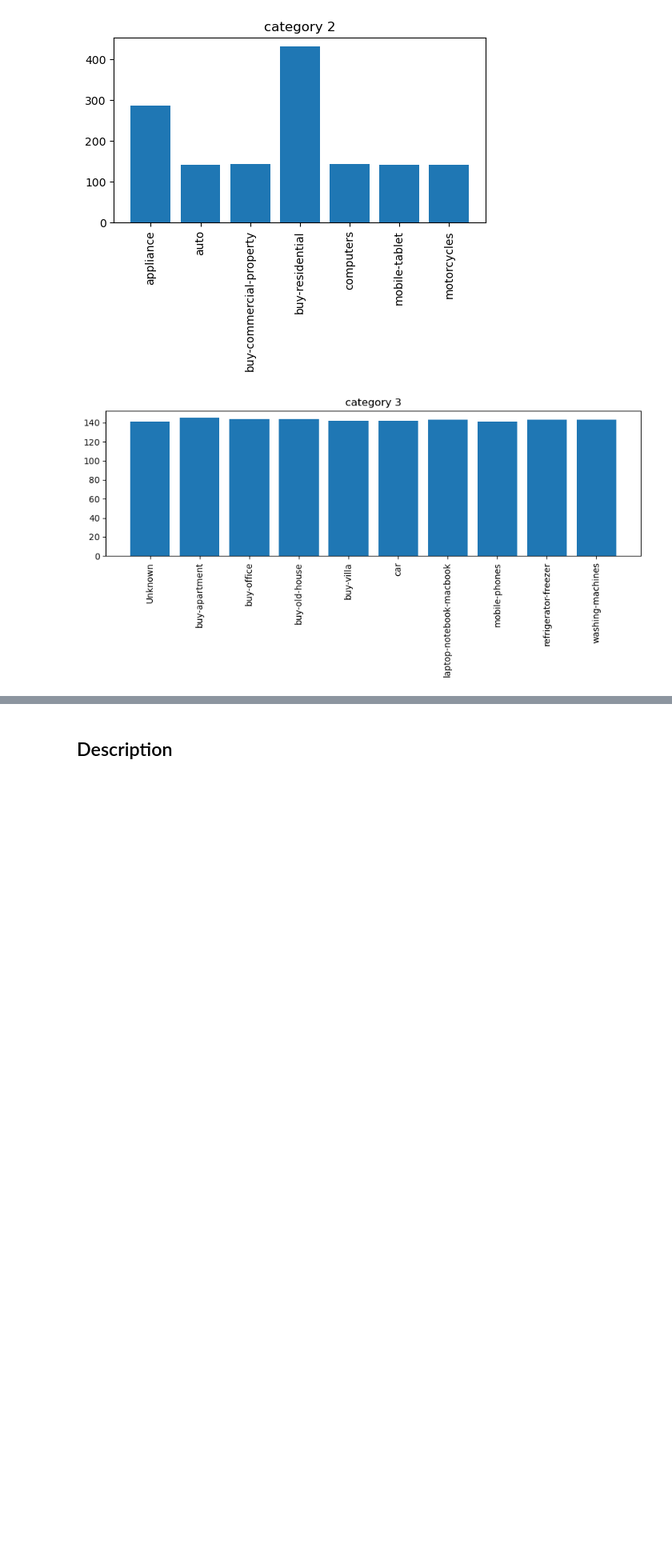
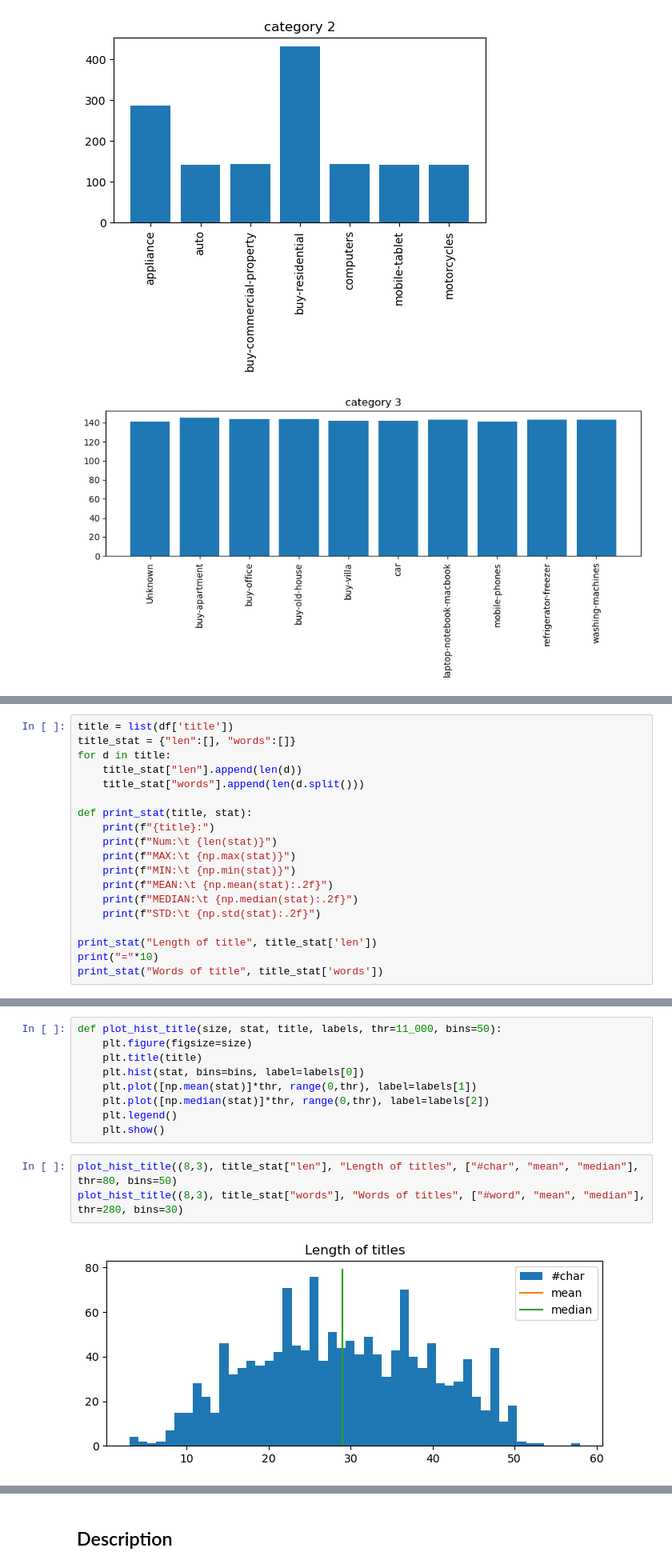
Before and after one commit to MMovasaghi/mlsd_ad_classification, a Jupyter notebook: code/EDA.ipynb, the cells around one changed output, grey strips where cells are left out. Shown at 80% size. Cells and saved outputs as stored; diff of their text form; blank space fills up the shorter version.

```diff
--- a/code/EDA.ipynb
+++ b/code/EDA.ipynb
@@ -167,0 +303,19 @@ STD:     22528.20 M
+# %%
+title = list(df['title'])
+title_stat = {"len":[], "words":[]}
+for d in title:
+    title_stat["len"].append(len(d))
+    title_stat["words"].append(len(d.split()))
+
+def print_stat(title, stat):
+    print(f"{title}:")
+    print(f"Num:\t {len(stat)}")
+    print(f"MAX:\t {np.max(stat)}")
+    print(f"MIN:\t {np.min(stat)}")
+    print(f"MEAN:\t {np.mean(stat):.2f}")
+    print(f"MEDIAN:\t {np.median(stat):.2f}")
+    print(f"STD:\t {np.std(stat):.2f}")
+
+print_stat("Length of title", title_stat['len'])
+print("="*10)
+print_stat("Words of title", title_stat['words'])
@@ -167,0 +338,14 @@ STD:     22528.20 M
+# %%
+def plot_hist_title(size, stat, title, labels, thr=11_000, bins=50):
+    plt.figure(figsize=size)
+    plt.title(title)
+    plt.hist(stat, bins=bins, label=labels[0])
+    plt.plot([np.mean(stat)]*thr, range(0,thr), label=labels[1])
+    plt.plot([np.median(stat)]*thr, range(0,thr), label=labels[2])
+    plt.legend()
+    plt.show()
+# %%
+plot_hist_title((8,3), title_stat["len"], "Length of titles", ["#char", "mean", "median"], thr=80, bins=50)
+plot_hist_title((8,3), title_stat["words"], "Words of titles", ["#word", "mean", "median"], thr=280, bins=30)
+# %% [output]
+[figure, added]
```
Also changed, not shown: parts of 24 cells of this notebook, 15 other files.
